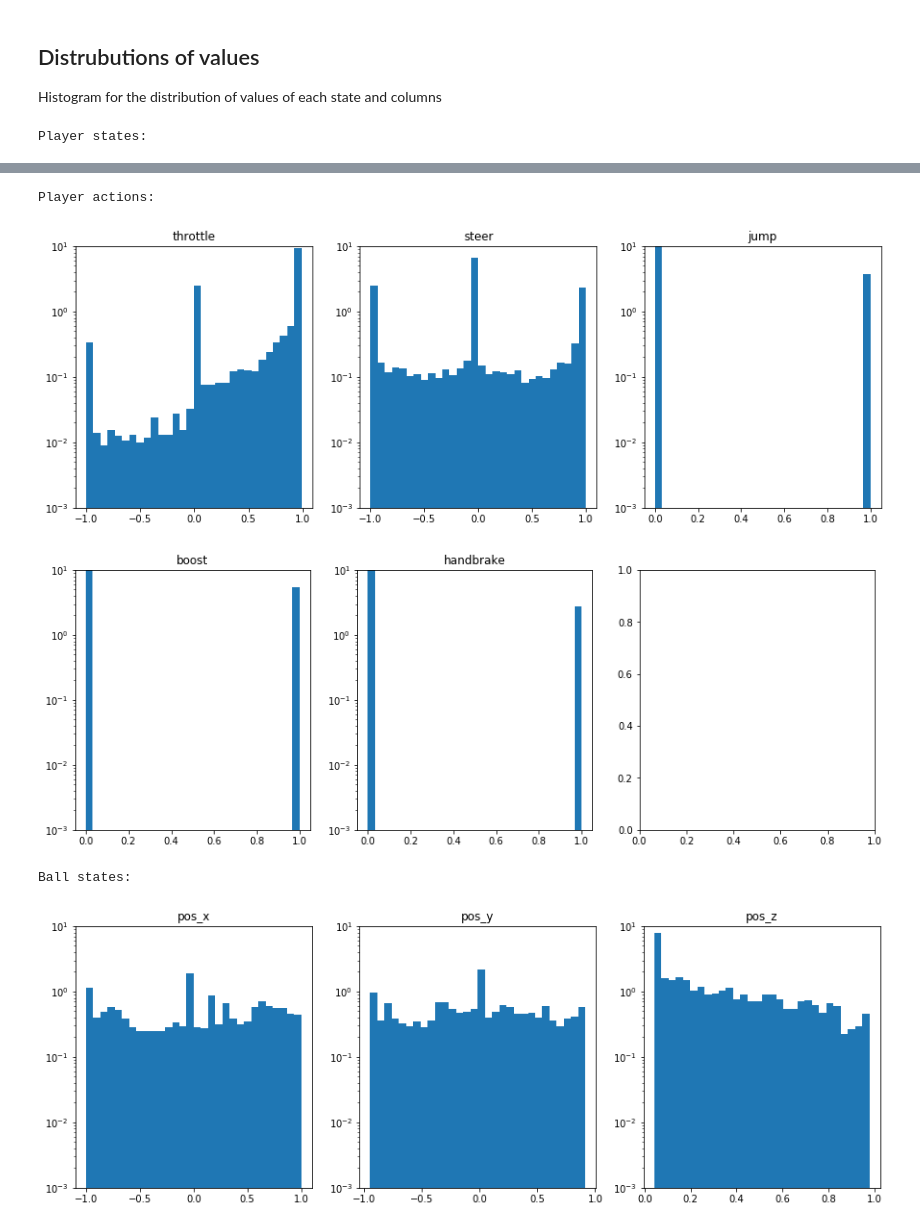
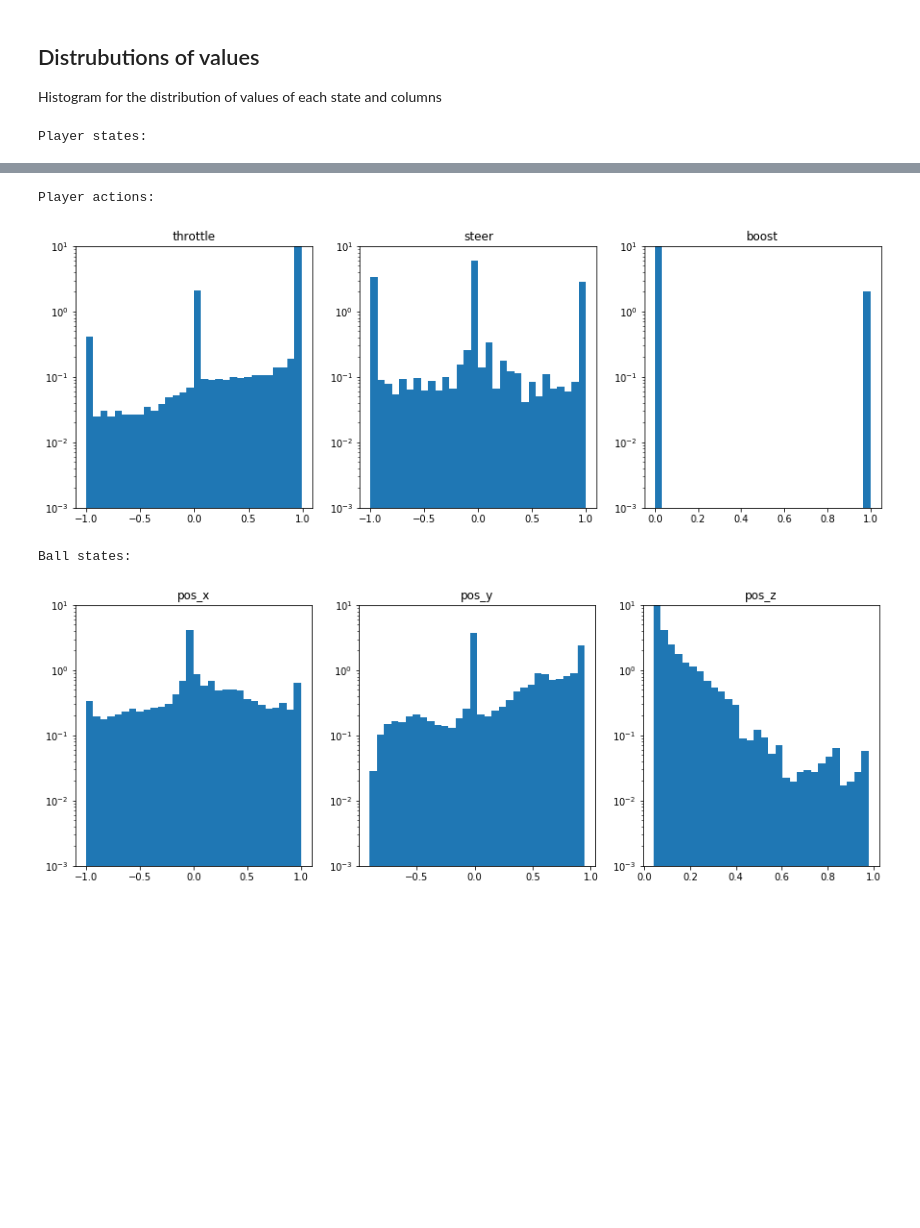
Before and after one commit to padster/CPSC533V, a Jupyter notebook: project/replayNotebook.ipynb, the cells around one changed output, grey strips where cells are left out. Cells and saved outputs as stored; diff of their text form; code cells hidden in the pictures; blank space fills up the shorter version.

```diff
--- a/project/replayNotebook.ipynb
+++ b/project/replayNotebook.ipynb
@@ -50,7 +50,7 @@ def replayToGame(replayID):
     game.initialize(loaded_json=json)
     return game
 
-GAME = replayToGame("E8C22AC24D07E625140400958683F7A4")
+GAME = replayToGame("noBoost1v1_1")
 # Parses action-related properties into their actual actions
 ControlsCreator().get_controls(GAME)
 # %% [output]
@@ -59,6 +66,7 @@ Loading...
 # %%
 nPlayers = len(GAME.players)
-assert nPlayers == 6, "Only 3v3 modes supported, this has %d players" % nPlayers
+#assert nPlayers == 6, "Only 3v3 modes supported, this has %d players" % nPlayers
+assert nPlayers == 2, "Only 1v1 modes supported, this has %d players" % nPlayers
 print ("%d players loaded!" % nPlayers)
 
 orangeIdx = [i for i, p in enumerate(GAME.players) if p.is_orange]
@@ -73,6 +81,13 @@ for i in blueIdx:
 
 nTimepoints = len(GAME.ball)
 for p in GAME.players:
-    assert len(p.data) == nTimepoints, "Players need the same number of time points, no leaves allowed"
+    assert len(p.data) >= nTimepoints - 20, \
+        "Players (%d) need the same number of time points (%d), no leaves allowed" % (len(p.data), nTimepoints)
+    nTimepoints = min(nTimepoints, len(p.data))
 print ("\n%d data points acquired" % nTimepoints)
+
+# if not all the same, trim
+GAME.ball = GAME.ball.tail(nTimepoints)
+for p in GAME.players:
+    p.data = p.data.tail(nTimepoints)
 # %% [output]
@@ -124,10 +135,10 @@ PLAYER_STATE_KEYS = (
     ['boost']
 )
 
-PLAYER_ACTION_KEYS = (
-    ['throttle', 'steer', 'jump', 'boost', 'handbrake']
-    #['throttle', 'steer', 'handbrake', 'jump_active', 'double_jump_active', 'boost_active', 'dodge_active']
-)
+PLAYER_ANALOG_ACTION_KEYS = ['throttle', 'steer']
+PLAYER_DIGITAL_ACTION_KEYS = ['boost'] # Simplified easier case
+#PLAYER_DIGITAL_ACTION_KEYS = ['boost', 'jump', 'handbreak'] # Harder case
+PLAYER_ACTION_KEYS = PLAYER_ANALOG_ACTION_KEYS + PLAYER_DIGITAL_ACTION_KEYS
 
 # Only useful state for ball is (x,y,z) position
 BALL_STATE_KEYS = (
@@ -176,11 +187,11 @@ def imputePlayerActions(actionDF):
         'boost': False,
         'handbrake': False,
     })
-    actionDF = actionDF.astype({
-        'jump': 'float64',               # from bool
-        'boost': 'float64',              # from bool
-        'handbrake': 'float64',          # from bool
-    })
+    #actionDF = actionDF.astype({
+    #    'jump': 'float64',               # from bool
+    #    'boost': 'float64',              # from bool
+    #    'handbrake': 'float64',          # from bool
+    #})
     return actionDF
 
 def normPlayerActions(actionDF):
@@ -251,7 +262,7 @@ for i in range(0, len(PLAYER_ACTION_KEYS), 3):
         key = PLAYER_ACTION_KEYS[i + j]
         allValues = []
         for pAct in playerActions:
-            allValues.extend(pAct[key].values)
+            allValues.extend(pAct[key].values * 1.0)
         ax[j].hist(allValues, log=True, bins=30, density=True)
         ax[j].set_title(key)
         ax[j].set_ylim((1e-3, 10))
@@ -279,8 +290,7 @@ Player states:
 Player actions:
-[figure, old version]
+[figure, new version]
+Ball states:
-[figure, old version]
+[figure, new version]
-Ball states:
-[figure, removed]
 # %%
 ###
 # %%
```
Also changed, not shown: parts of 7 cells of this notebook, 2 other files.
